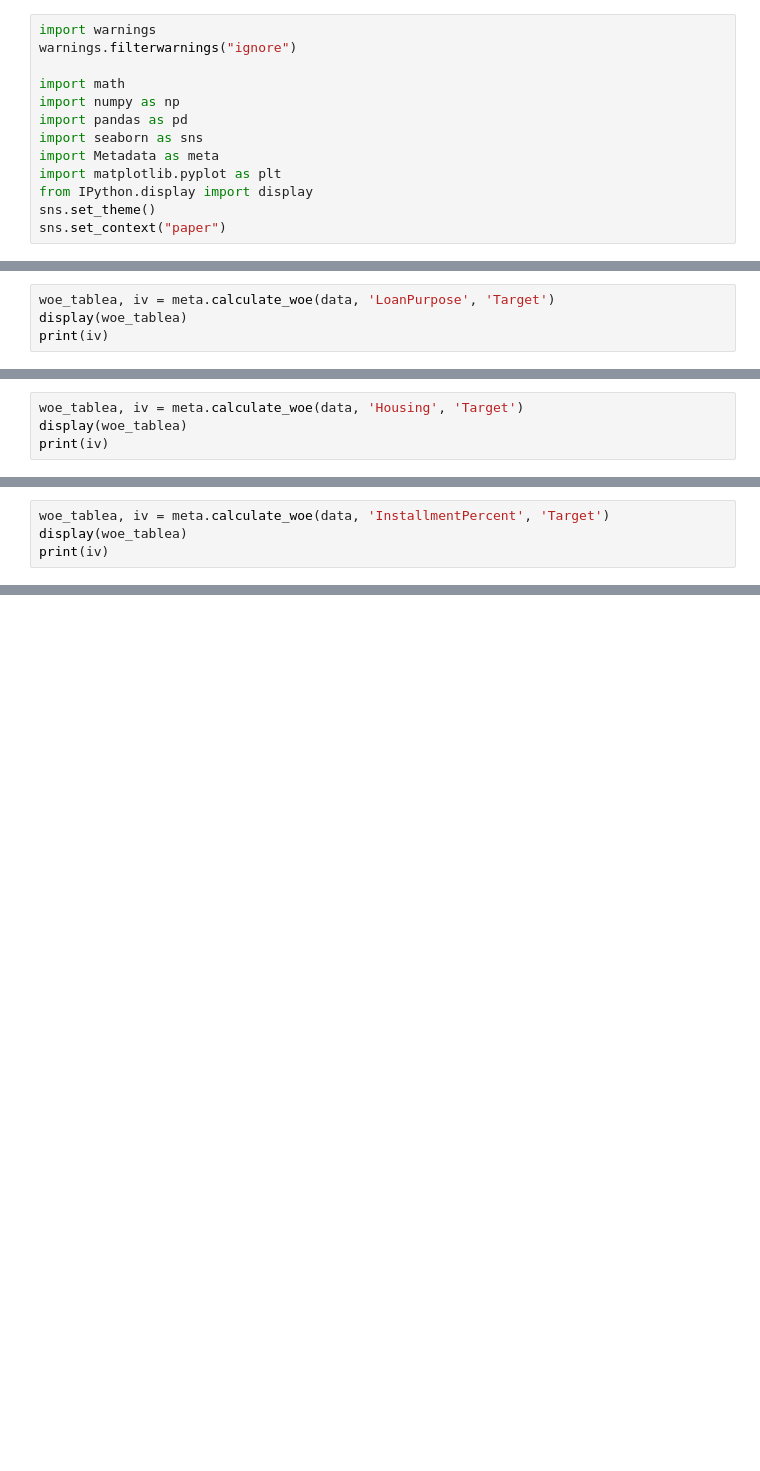
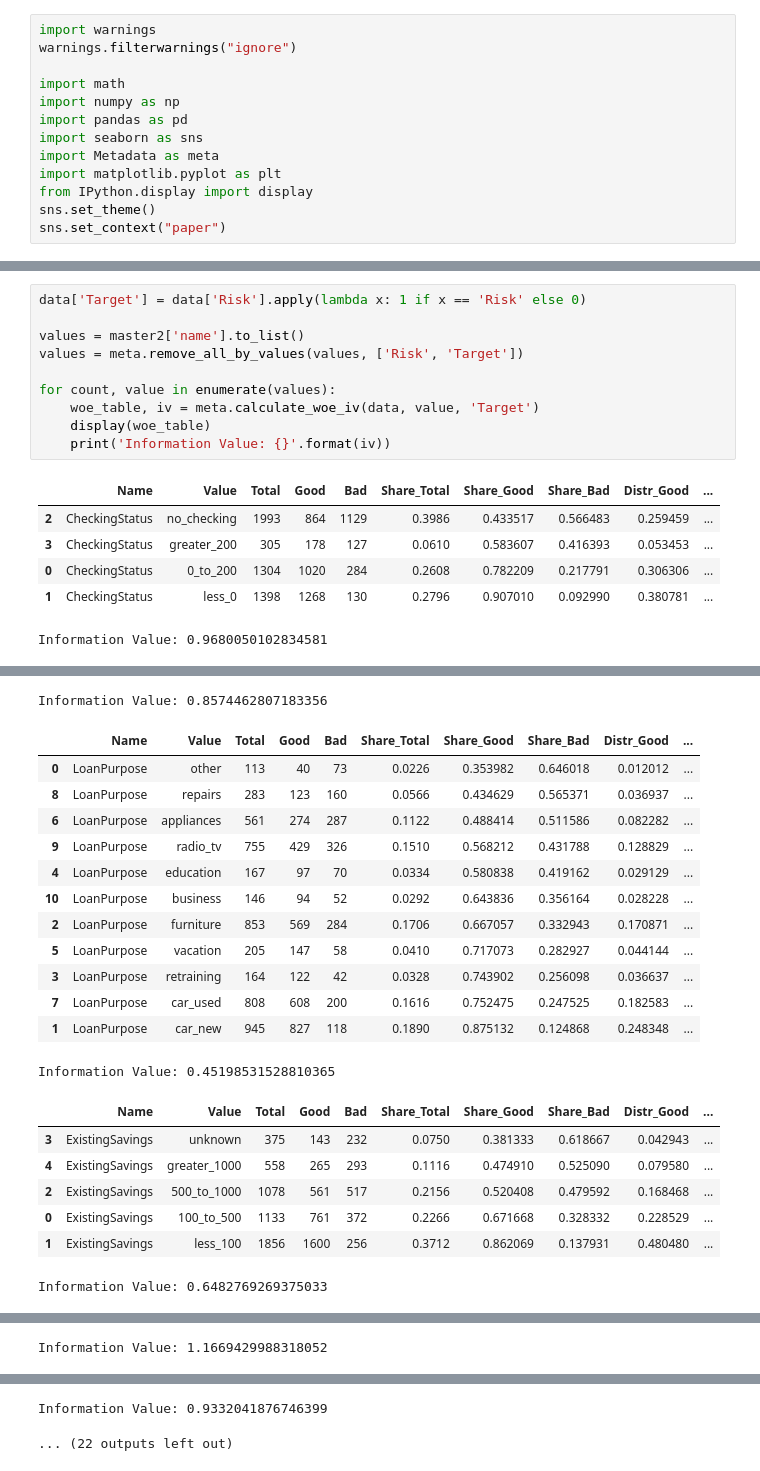
Before and after one commit to kriss024/Python, a Jupyter notebook: DataFrame Metadata.ipynb, the cells around one changed output, grey strips where cells are left out. Cells and saved outputs as stored; diff of their text form; blank space fills up the shorter version.

```diff
--- a/DataFrame Metadata.ipynb
+++ b/DataFrame Metadata.ipynb
@@ -89,4 +92,0 @@ print(iv)
-# %%
-woe_tablea, iv = meta.calculate_woe(data, 'LoanPurpose', 'Target')
-display(woe_tablea)
-print(iv)
@@ -107,4 +92,0 @@ print(iv)
-# %%
-woe_tablea, iv = meta.calculate_woe(data, 'Housing', 'Target')
-display(woe_tablea)
-print(iv)
@@ -117,4 +92,0 @@ print(iv)
-# %%
-woe_tablea, iv = meta.calculate_woe(data, 'InstallmentPercent', 'Target')
-display(woe_tablea)
-print(iv)
@@ -129,0 +114,17 @@ print(iv)
+# %%
+data['Target'] = data['Risk'].apply(lambda x: 1 if x == 'Risk' else 0)
+
+values = master2['name'].to_list()
+values = meta.remove_all_by_values(values, ['Risk', 'Target'])
+
+for count, value in enumerate(values):
+    woe_table, iv = meta.calculate_woe_iv(data, value, 'Target')
+    display(woe_table)
+    print('Information Value: {}'.format(iv))
+# %% [output]
+|  | Name | Value | Total | Good | Bad | Share_Total | Share_Good | Share_Bad | Distr_Good | ... |
+| 2 | CheckingStatus | no_checking | 1993 | 864 | 1129 | 0.3986 | 0.433517 | 0.566483 | 0.259459 | ... |
+| 3 | CheckingStatus | greater_200 | 305 | 178 | 127 | 0.0610 | 0.583607 | 0.416393 | 0.053453 | ... |
+| 0 | CheckingStatus | 0_to_200 | 1304 | 1020 | 284 | 0.2608 | 0.782209 | 0.217791 | 0.306306 | ... |
+| 1 | CheckingStatus | less_0 | 1398 | 1268 | 130 | 0.2796 | 0.907010 | 0.092990 | 0.380781 | ... |
+Information Value: 0.9680050102834581
@@ -129,0 +137,21 @@ print(iv)
+Information Value: 0.8574462807183356
+|  | Name | Value | Total | Good | Bad | Share_Total | Share_Good | Share_Bad | Distr_Good | ... |
+| 0 | LoanPurpose | other | 113 | 40 | 73 | 0.0226 | 0.353982 | 0.646018 | 0.012012 | ... |
+| 8 | LoanPurpose | repairs | 283 | 123 | 160 | 0.0566 | 0.434629 | 0.565371 | 0.036937 | ... |
+| 6 | LoanPurpose | appliances | 561 | 274 | 287 | 0.1122 | 0.488414 | 0.511586 | 0.082282 | ... |
+| 9 | LoanPurpose | radio_tv | 755 | 429 | 326 | 0.1510 | 0.568212 | 0.431788 | 0.128829 | ... |
+| 4 | LoanPurpose | education | 167 | 97 | 70 | 0.0334 | 0.580838 | 0.419162 | 0.029129 | ... |
+| 10 | LoanPurpose | business | 146 | 94 | 52 | 0.0292 | 0.643836 | 0.356164 | 0.028228 | ... |
+| 2 | LoanPurpose | furniture | 853 | 569 | 284 | 0.1706 | 0.667057 | 0.332943 | 0.170871 | ... |
+| 5 | LoanPurpose | vacation | 205 | 147 | 58 | 0.0410 | 0.717073 | 0.282927 | 0.044144 | ... |
+| 3 | LoanPurpose | retraining | 164 | 122 | 42 | 0.0328 | 0.743902 | 0.256098 | 0.036637 | ... |
+| 7 | LoanPurpose | car_used | 808 | 608 | 200 | 0.1616 | 0.752475 | 0.247525 | 0.182583 | ... |
+| 1 | LoanPurpose | car_new | 945 | 827 | 118 | 0.1890 | 0.875132 | 0.124868 | 0.248348 | ... |
+Information Value: 0.45198531528810365
+|  | Name | Value | Total | Good | Bad | Share_Total | Share_Good | Share_Bad | Distr_Good | ... |
+| 3 | ExistingSavings | unknown | 375 | 143 | 232 | 0.0750 | 0.381333 | 0.618667 | 0.042943 | ... |
+| 4 | ExistingSavings | greater_1000 | 558 | 265 | 293 | 0.1116 | 0.474910 | 0.525090 | 0.079580 | ... |
+| 2 | ExistingSavings | 500_to_1000 | 1078 | 561 | 517 | 0.2156 | 0.520408 | 0.479592 | 0.168468 | ... |
+| 0 | ExistingSavings | 100_to_500 | 1133 | 761 | 372 | 0.2266 | 0.671668 | 0.328332 | 0.228529 | ... |
+| 1 | ExistingSavings | less_100 | 1856 | 1600 | 256 | 0.3712 | 0.862069 | 0.137931 | 0.480480 | ... |
+Information Value: 0.6482769269375033
@@ -129,0 +164 @@ print(iv)
+Information Value: 1.1669429988318052
@@ -129,0 +172,2 @@ print(iv)
+Information Value: 0.9332041876746399
+... (22 outputs left out)
```
Also changed, not shown: parts of 10 cells of this notebook, 1 other file.
